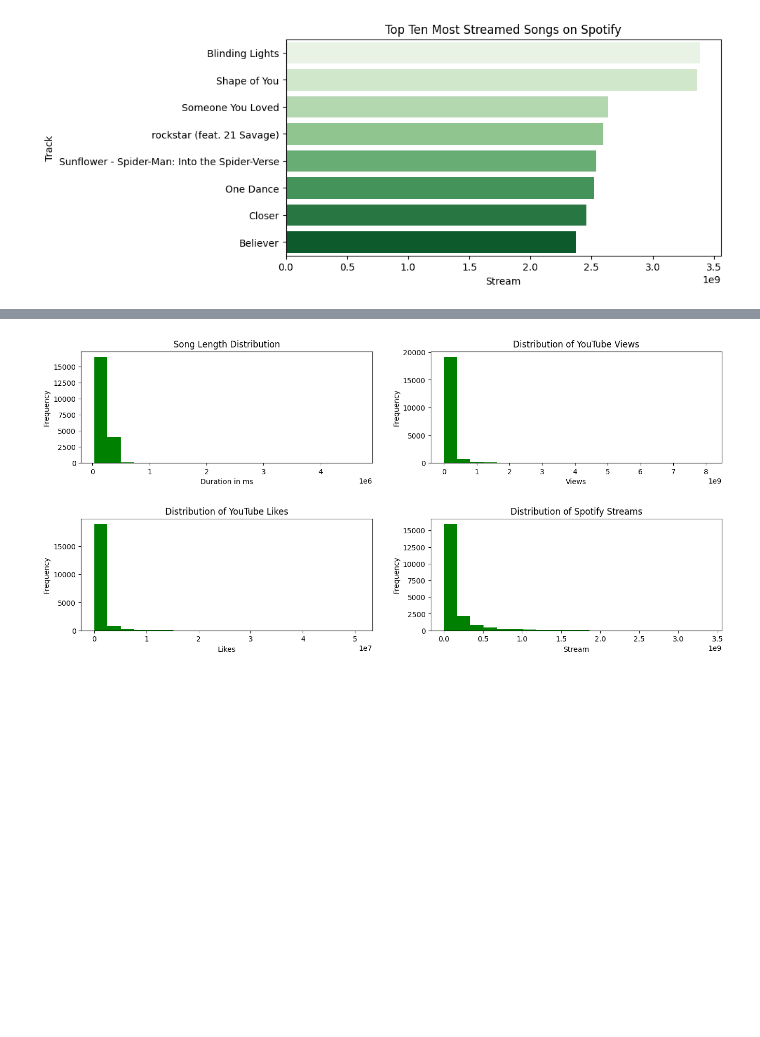
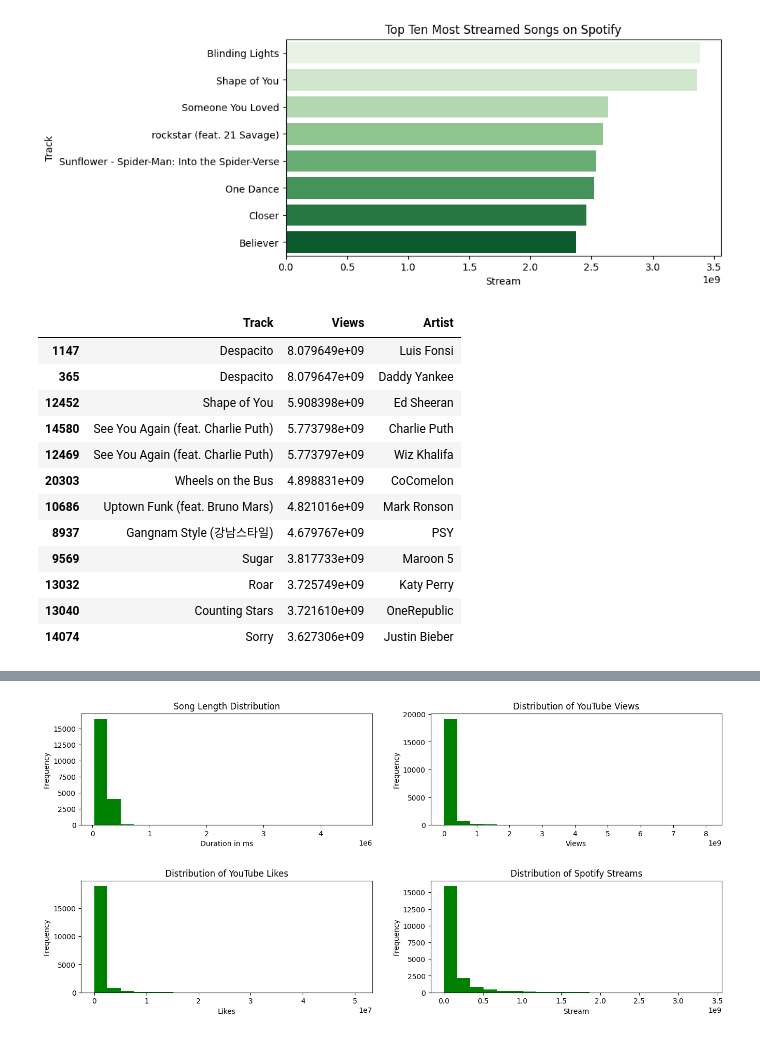
Before and after one commit to jeevithavijaykumar/Exploratory_data_analysis_using_pandas, a Jupyter notebook: Youtube_Spotify.ipynb, the cells around one changed output, grey strips where cells are left out. Drawn from its saved outputs; the diff is of its cells as text; code cells hidden in the pictures; blank space fills up the shorter version.

```diff
--- a/Youtube_Spotify.ipynb
+++ b/Youtube_Spotify.ipynb
@@ -127,4 +119,22 @@ plt.legend
 plt.show()
 # %% [output]
 [figure]
+# %%
+#Top Ten Most viewed songs on Youtube
+yttoptracks = df[['Track','Views','Artist']].sort_values(by=['Views'], ascending=False).head(12)
+yttoptracks
+# %% [output]
+|  | Track | Views | Artist |
+| 1147 | Despacito | 8.079649e+09 | Luis Fonsi |
+| 365 | Despacito | 8.079647e+09 | Daddy Yankee |
+| 12452 | Shape of You | 5.908398e+09 | Ed Sheeran |
+| 14580 | See You Again (feat. Charlie Puth) | 5.773798e+09 | Charlie Puth |
+| 12469 | See You Again (feat. Charlie Puth) | 5.773797e+09 | Wiz Khalifa |
+| 20303 | Wheels on the Bus | 4.898831e+09 | CoComelon |
+| 10686 | Uptown Funk (feat. Bruno Mars) | 4.821016e+09 | Mark Ronson |
+| 8937 | Gangnam Style (강남스타일) | 4.679767e+09 | PSY |
+| 9569 | Sugar | 3.817733e+09 | Maroon 5 |
+| 13032 | Roar | 3.725749e+09 | Katy Perry |
+| 13040 | Counting Stars | 3.721610e+09 | OneRepublic |
+| 14074 | Sorry | 3.627306e+09 | Justin Bieber |
 # %%
```
Also changed, not shown: parts of 2 cells of this notebook.
